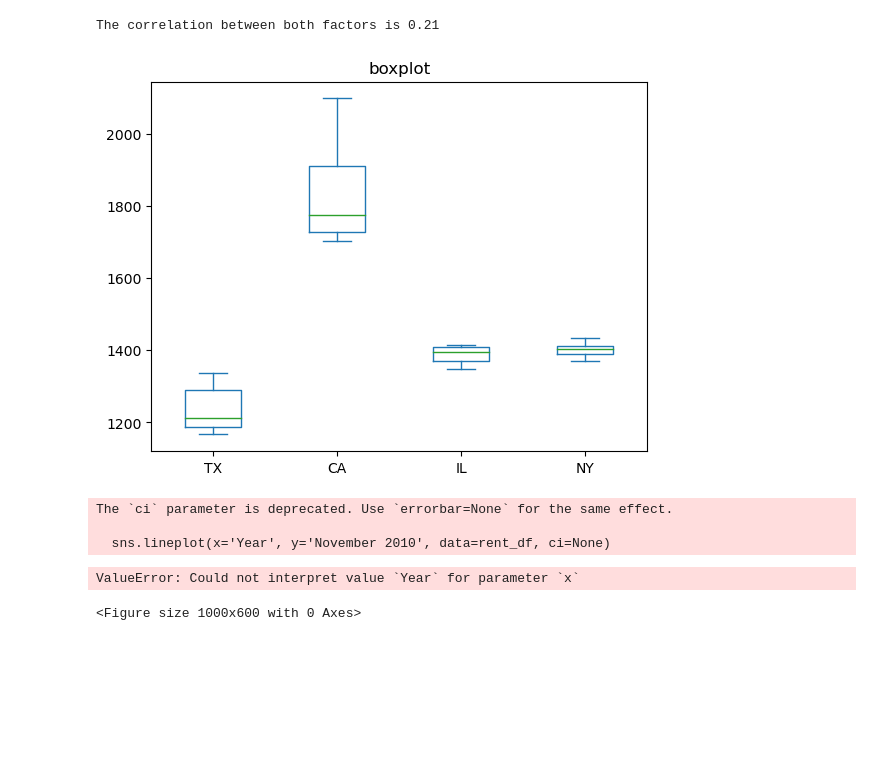
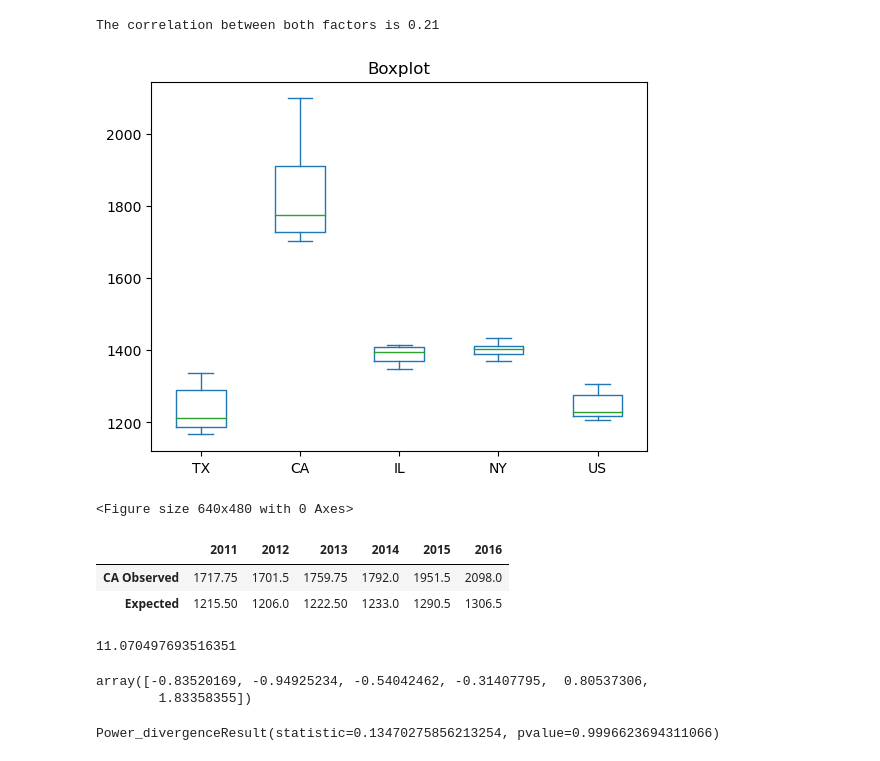
Before and after one commit to NoahShore/Group_7_Challenge_1, a Jupyter notebook: rent_data_analysis.ipynb, the cells around one changed output. Cells and saved outputs as stored; diff of their text form; code cells hidden in the pictures; blank space fills up the shorter version.

```diff
--- a/rent_data_analysis.ipynb
+++ b/rent_data_analysis.ipynb
@@ -598,27 +605,16 @@ The correlation between both factors is 0.21
 # %%
 #Box plot for data
 
-rents_data = pd.DataFrame({"TX": [1182.50,1166.50,1200.50,1224.5,1310.50,1336.00], "CA": [1717.75,1701.50,1759.75,1792.0,1951.50,2098.00], "IL": [1399.50,1347.25,1363.75,1390.0,1412.25,1414.75], "NY": [1398.00,1413.50,1408.50,1370.5,1433.00,1388.00]})
+rents_data = pd.DataFrame({"TX": [1182.50,1166.50,1200.50,1224.5,1310.50,1336.00], "CA": [1717.75,1701.50,1759.75,1792.0,1951.50,2098.00],
+"IL": [1399.50,1347.25,1363.75,1390.0,1412.25,1414.75], "NY": [1398.00,1413.50,1408.50,1370.5,1433.00,1388.00], "US": [1215.5,1206.0,1222.5,1233.0,1290.5,1306.5]})
 
 # Plot the dataframe
-ax = rents_data[['TX', 'CA', 'IL', 'NY']].plot(kind='box', title='boxplot')
+ax = rents_data[['TX', 'CA', 'IL', 'NY', 'US']].plot(kind='box', title='Boxplot')
 
 # Display the plot
 plt.show()
+
+plt.savefig('Visulaizations Outputs\Boxplot_graph.png')
 # %% [output]
-[figure, old version]
+[figure, new version]
+<Figure size 640x480 with 0 Axes>
-# %%
-#Starter code for visualizations-- just needs mods
-
-plt.figure(figsize=(10, 6))
-sns.lineplot(x='Year', y='November 2010', data=rent_df, ci=None)
-plt.title('Rent Prices Over Time')
-plt.xlabel('Year')
-plt.ylabel('Rent Price')
-plt.show()
-# %% [output]
-The `ci` parameter is deprecated. Use `errorbar=None` for the same effect.
-
-  sns.lineplot(x='Year', y='November 2010', data=rent_df, ci=None)
-ValueError: Could not interpret value `Year` for parameter `x`
-<Figure size 1000x600 with 0 Axes>
@@ -634,0 +621,21 @@ plt.show()
+# %%
+#Using Chi Square Test for change in rent
+CA_obs = pd.Series([1717.75,1701.50,1759.75,1792.0,1951.50,2098.00], index=["2011", "2012", "2013", "2014", "2015", "2016"])
+#[1215.5,1206.0,1222.5,1233.0,1290.5,1306.5]
+
+CA_Chi_SQ_df = pd.DataFrame(CA_obs)
+
+CA_Chi_SQ_df[1] = [1215.5,1206.0,1222.5,1233.0,1290.5,1306.5]
+
+CA_Chi_SQ_df.columns = ["CA Observed", "Expected"]
+
+CA_Chi_SQ_df.T
+# %% [output]
+|  | 2011 | 2012 | 2013 | 2014 | 2015 | 2016 |
+| CA Observed | 1717.75 | 1701.5 | 1759.75 | 1792.0 | 1951.5 | 2098.0 |
+| Expected | 1215.50 | 1206.0 | 1222.50 | 1233.0 | 1290.5 | 1306.5 |
+# %%
+critical_value = st.chi2.ppf(q = 0.95, df = 5)
+critical_value
+# %% [output]
+11.070497693516351
@@ -634,0 +646,9 @@ plt.show()
+# %%
+CA_Chi_SQ_df_scaled[:,0]
+# %% [output]
+array([-0.83520169, -0.94925234, -0.54042462, -0.31407795,  0.80537306,
+        1.83358355])
+# %%
+st.chisquare(CA_Chi_SQ_df_scaled[:,0], CA_Chi_SQ_df_scaled[:,1])
+# %% [output]
+Power_divergenceResult(statistic=0.13470275856213254, pvalue=0.9996623694311066)
```
Also changed, not shown: parts of 16 cells of this notebook, 6 other files.
